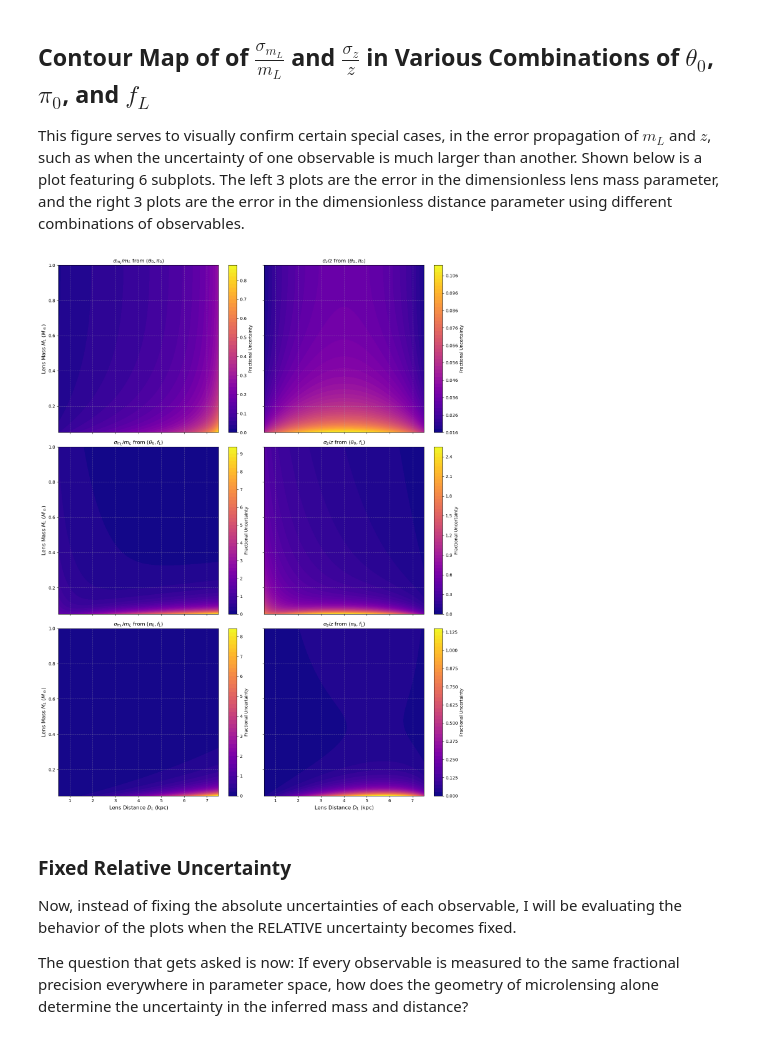
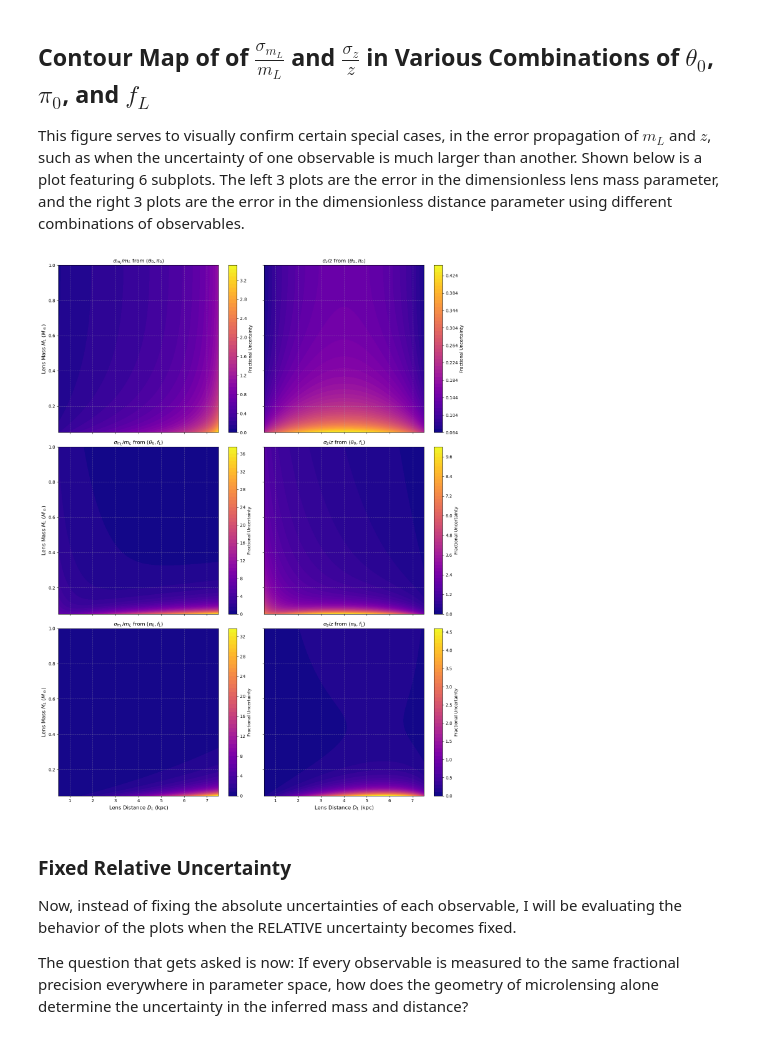
Before and after one commit to truskoa1/Roman-Microlensing-Mass-Distance, a Jupyter notebook: analysis.ipynb, the cells around one changed output. Cells and saved outputs as stored; diff of their text form; code cells hidden in the pictures.

```diff
--- a/analysis.ipynb
+++ b/analysis.ipynb
@@ -142,15 +143,10 @@ DS = 8.0          # Distance to source in kpc
 C = 1.0           # Baseline flux scaling constant
 alpha = 2.0       # Mass-luminosity index
 
-# Define fractional uncertainties for the observables (10% each)
-#err_theta = 0.10  # sigma_theta0 / theta0
-#err_pi = 0.10     # sigma_pi0 / pi0
-#err_f = 0.10      # sigma_fL / fL
-
 # absolute measurement precisions
-sigma_theta_abs = 0.05
-sigma_pi_abs    = 0.05
-sigma_flux_abs  = 0.05
+sigma_theta_abs = 0.2
+sigma_pi_abs    = 0.2
+sigma_flux_abs  = 0.2
 
 # Create physical grid: ML (Solar Masses) vs DL (kpc)
 ml_grid = np.linspace(0.05, 1.0, 200)   # Mass grid
@@ -159,9 +155,9 @@ ML, DL = np.meshgrid(ml_grid, dl_grid)
 
 # Map Physical Grid to Dimensionless Observables
 z = DS / DL                               # Relative distance parameter
-theta0 = np.sqrt(ML * (z - 1.0))          # Angular Einstein radius [cite: 15]
-pi0 = np.sqrt((z - 1.0) / ML)             # Microlens parallax [cite: 17]
-fL = C * (ML**alpha) * (z**2)             # Lens flux [cite: 21]
+theta0 = np.sqrt(ML * (z - 1.0))          # Angular Einstein radius
+pi0 = np.sqrt((z - 1.0) / ML)             # Microlens parallax
+fL = C * (ML**alpha) * (z**2)             # Lens flux
 
 # convert to fractional uncertainties
 err_theta = sigma_theta_abs/theta0
@@ -169,7 +165,7 @@ err_pi    = sigma_pi_abs/pi0
 err_f  = sigma_flux_abs/fL
 
 # Parameter B used in the (pi0, fL) combinations
-B = np.sqrt(1.0 + 4.0 * (pi0**2) * np.sqrt(fL / C)) # [cite: 49]
+B = np.sqrt(1.0 + 4.0 * (pi0**2) * np.sqrt(fL / C))
 
 # Create a base 2D array of ones with the same shape as our grid to force broadcasting
 grid_ones = np.ones_like(ML)
@@ -178,49 +174,49 @@ grid_ones = np.ones_like(ML)
 
 # Pair 1: (theta0, pi0)
 # Multiplied by grid_ones to ensure it becomes a 2D array instead of a 0D float
-# sig_m_theta_pi = np.sqrt(err_theta**2 + err_pi**2) * grid_ones # [cite: 24]
+# sig_m_theta_pi = np.sqrt(err_theta**2 + err_pi**2) * grid_ones
 sig_m_theta_pi = np.sqrt(err_theta**2 + err_pi**2)
-sig_z_theta_pi = ((z - 1.0) / z) * np.sqrt(err_theta**2 + err_pi**2) # [cite: 25]
+sig_z_theta_pi = ((z - 1.0) / z) * np.sqrt(err_theta**2 + err_pi**2)
 
 # Pair 2: (theta0, fL)
 weight_f_theta = (ML + theta0**2) / (2.0 * ML)
 weight_t_theta = (2.0 * theta0**2) / ML
-sig_m_theta_f  = np.sqrt((weight_f_theta * err_f)**2 + (weight_t_theta * err_theta)**2) # [cite: 35]
-sig_z_theta_f  = (z - 1.0) * np.sqrt(0.25 * (err_f**2) + 4.0 * (err_theta**2)) # [cite: 39]
+sig_m_theta_f  = np.sqrt((weight_f_theta * err_f)**2 + (weight_t_theta * err_theta)**2)
+sig_z_theta_f  = (z - 1.0) * np.sqrt(0.25 * (err_f**2) + 4.0 * (err_theta**2))
 
 # Pair 3: (pi0, fL)
-sig_m_pi_f = np.sqrt(((B + 1.0) / (4.0 * B) * err_f)**2 + ((B - 1.0) / B * err_pi)**2) # [cite: 50]
-sig_z_pi_f = ((2.0 * z - 2.0) / (2.0 * z - 1.0)) * np.sqrt((1.0 / 16.0) * (err_f**2) + err_pi**2) * grid_ones # [cite: 55]
+sig_m_pi_f = np.sqrt(((B + 1.0) / (4.0 * B) * err_f)**2 + ((B - 1.0) / B * err_pi)**2)
+sig_z_pi_f = ((2.0 * z - 2.0) / (2.0 * z - 1.0)) * np.sqrt((1.0 / 16.0) * (err_f**2) + err_pi**2) * grid_ones
 
 # Plotting Configuration
 fig, axes = plt.subplots(3, 2, figsize=(14, 18), sharex=True, sharey=True)
 plots_data = [
     (sig_m_theta_pi, r"$\sigma_{m_L}/m_L$ from $(\theta_0, \pi_0)$"),
     (sig_z_theta_pi, r"$\sigma_z/z$ from $(\theta_0, \pi_0)$"),
     (sig_m_theta_f,  r"$\sigma_{m_L}/m_L$ from $(\theta_0, f_L)$"),
     (sig_z_theta_f,  r"$\sigma_z/z$ from $(\theta_0, f_L)$"),
     (sig_m_pi_f,     r"$\sigma_{m_L}/m_L$ from $(\pi_0, f_L)$"),
     (sig_z_pi_f,     r"$\sigma_z/z$ from $(\pi_0, f_L)$")
 ]
 
 for ax, (data, title) in zip(axes.flatten(), plots_data):
     contour = ax.contourf(DL, ML, data, levels=50, cmap="plasma")
     cbar = fig.colorbar(contour, ax=ax)
     cbar.set_label("Fractional Uncertainty", fontsize=10)
 
     ax.set_title(title, fontsize=12)
     ax.grid(True, linestyle="--", alpha=0.5)
 
 # Set global labels
 for ax in axes[-1, :]:
     ax.set_xlabel(r"Lens Distance $D_L$ (kpc)", fontsize=12)
 for ax in axes[:, 0]:
     ax.set_ylabel(r"Lens Mass $M_L$ ($M_\odot$)", fontsize=12)
 
 plt.tight_layout()
 plt.show()
 # %% [output]
-[figure, old version]
+[figure, new version]
 # %% [markdown]
 ### Fixed Relative Uncertainty
 Now, instead of fixing the absolute uncertainties of each observable, I will be evaluating the behavior of the plots when the RELATIVE uncertainty becomes fixed.
```
Also changed, not shown: parts of 3 cells of this notebook, 1 other file.
